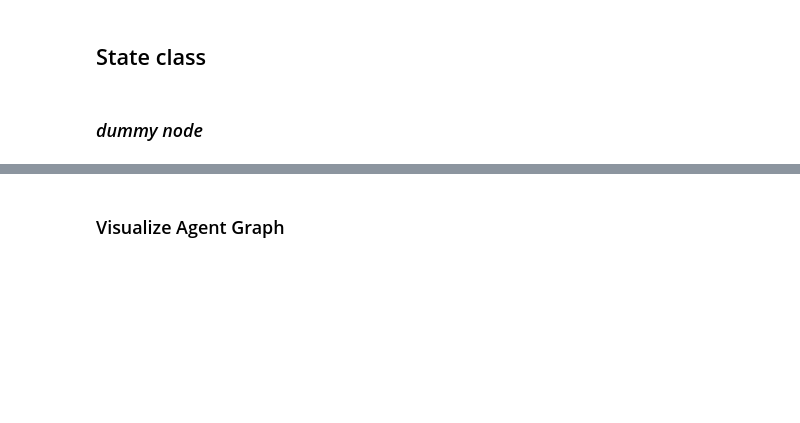
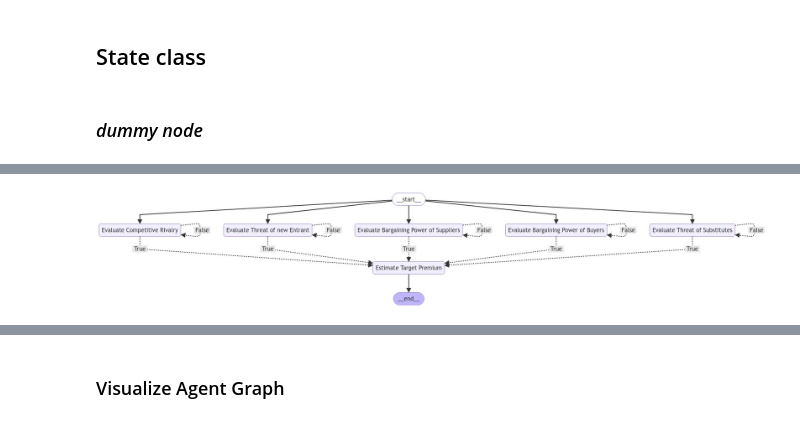
Before and after one commit to rbtkess/force-quant, a Jupyter notebook: ForceQuaint.ipynb, the cells around one changed output, grey strips where cells are left out. Saved outputs shown, nothing was run; the diff lists cells and outputs as text; code cells hidden in the pictures; blank space fills up the shorter version.

```diff
--- a/ForceQuaint.ipynb
+++ b/ForceQuaint.ipynb
@@ -95,0 +66,33 @@ graph = builder.compile()
+# %%
+ep_builder = StateGraph(State)
+ep_builder.add_node("Evaluate Competitive Rivalry", dummy_node)
+ep_builder.add_node("Evaluate Threat of new Entrant", dummy_node)
+ep_builder.add_node("Evaluate Bargaining Power of Suppliers", dummy_node)
+ep_builder.add_node("Evaluate Bargaining Power of Buyers", dummy_node)
+ep_builder.add_node("Evaluate Threat of Substitutes", dummy_node)
+ep_builder.add_node("Estimate Target Premium", dummy_node)
+
+for node in [
+            "Evaluate Competitive Rivalry",
+            "Evaluate Threat of new Entrant",
+            "Evaluate Bargaining Power of Suppliers",
+            "Evaluate Bargaining Power of Buyers",
+            "Evaluate Threat of Substitutes"
+        ]:
+    ep_builder.add_edge(START, node)
+for node in [
+    "Evaluate Competitive Rivalry",
+    "Evaluate Threat of new Entrant",
+    "Evaluate Bargaining Power of Suppliers",
+    "Evaluate Bargaining Power of Buyers",
+    "Evaluate Threat of Substitutes"
+]:
+    ep_builder.add_conditional_edges(node, is_evaluation_valid, {True: "Estimate Target Premium", False: node})
+
+ep_builder.add_edge("Estimate Target Premium", END)
+
+ep_graph = ep_builder.compile()
+# %%
+display(Image(ep_graph.get_graph().draw_mermaid_png()))
+# %% [output]
+[figure, added]
```
Also changed, not shown: parts of 9 cells of this notebook.
